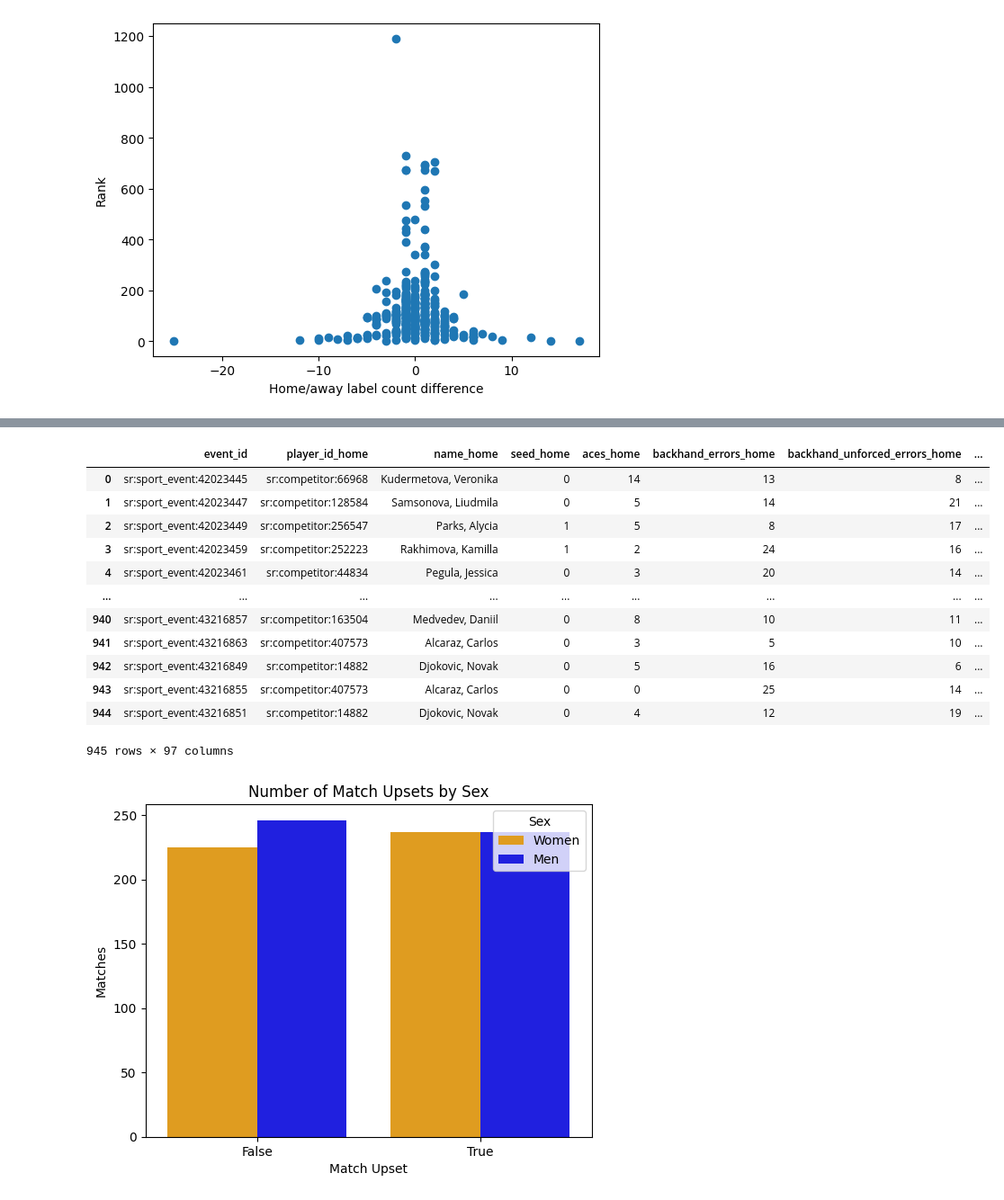
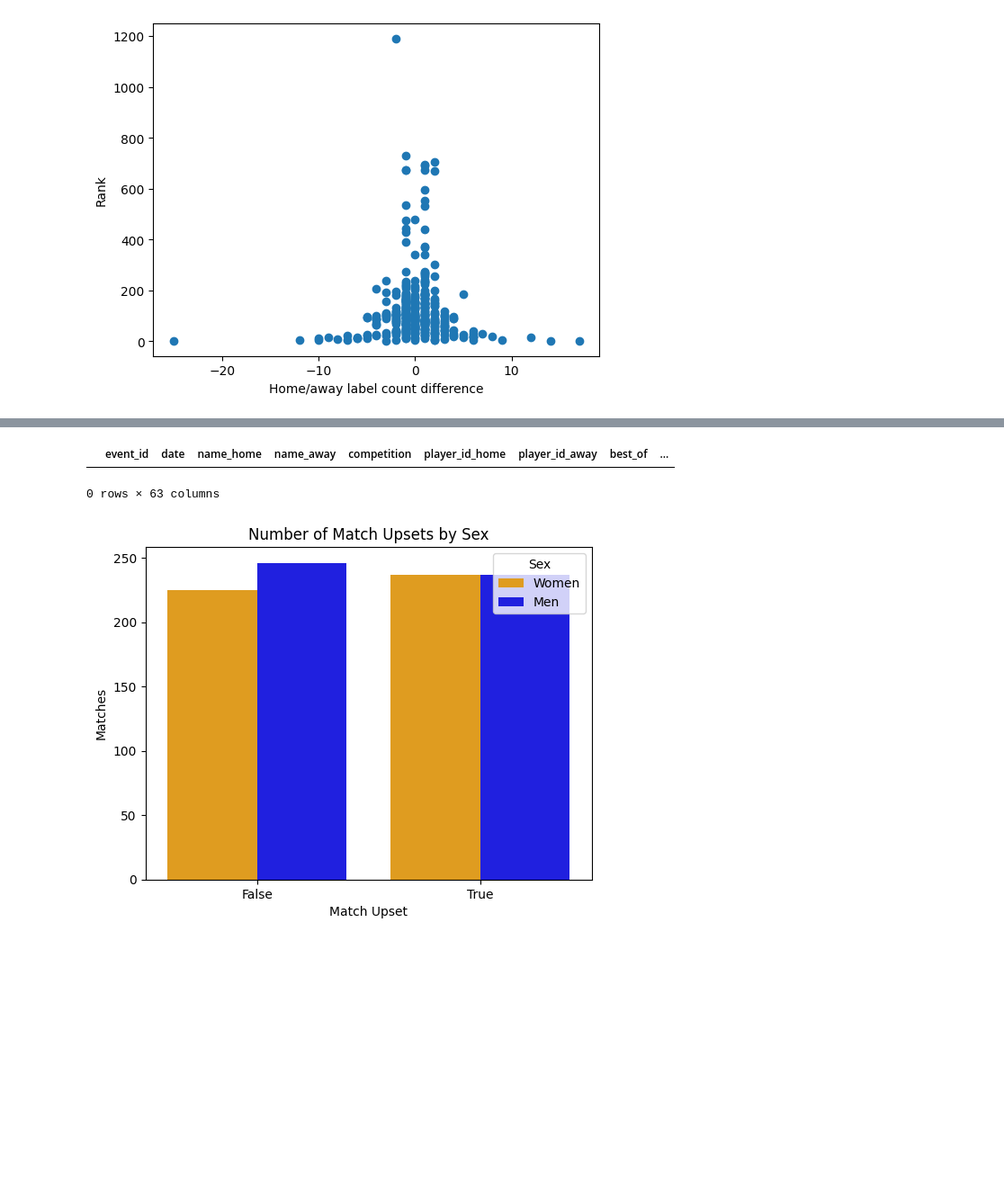
Before and after one commit to scharfsteina/mds-final, a Jupyter notebook: preprocessing/relabeling.ipynb, the cells around one changed output, grey strips where cells are left out. Shown at 90% size. Drawn from its saved outputs; the diff is of its cells as text; code cells hidden in the pictures; blank space fills up the shorter version.

```diff
--- a/preprocessing/relabeling.ipynb
+++ b/preprocessing/relabeling.ipynb
@@ -10,8 +10,12 @@ import os
 # %%
 os.chdir("/Users/avascharfstein/Desktop/Dartmouth/mds-final")
 # %%
-df = pd.read_csv("data/df_cleaned.csv")
-stats_df = pd.read_csv("data/df_progress.csv")
+df = pd.read_csv("data/df_cleaned.csv") # unnormalized data with proper context variables
+stats_df = pd.read_csv("data/df_engineered.csv") # normalized data
+with open('data/context_vars.pkl', 'rb') as f:
+    context_vars = pkl.load(f)
+# %%
+df = pd.merge(df[context_vars], stats_df, left_index=True, right_index=True)
 # %%
 with open('data/specific_stats.pkl', 'rb') as f:
     specific_stats = pkl.load(f)
@@ -114,22 +134,12 @@ print(swap_df)
 # %%
 #swap_df.loc[:,'rs_diff'] = swap_df.loc[:,'rs'+h]-swap_df.loc[:,'rs'+a]
-df[df['rs_diff']>0] = swap_df[swap_df['rs_diff']<0]
+df[df['rs_diff']>0] = swap_df
+df['rs_diff'] = df['rs'+h]-df['rs'+a] # update rs_diff
 # %%
-df[df['rs_diff']<0] # Now rs home - rs away will always be negative, home player is always a higher rank
+df[df['rs_diff']>0] # Now rs home - rs away will always be negative, home player is always a higher rank
 # %% [output]
-|  | event_id | player_id_home | name_home | seed_home | aces_home | backhand_errors_home | backhand_unforced_errors_home | ... |
-| 0 | sr:sport_event:42023445 | sr:competitor:66968 | Kudermetova, Veronika | 0 | 14 | 13 | 8 | ... |
-| 1 | sr:sport_event:42023447 | sr:competitor:128584 | Samsonova, Liudmila | 0 | 5 | 14 | 21 | ... |
-| 2 | sr:sport_event:42023449 | sr:competitor:256547 | Parks, Alycia | 1 | 5 | 8 | 17 | ... |
-| 3 | sr:sport_event:42023459 | sr:competitor:252223 | Rakhimova, Kamilla | 1 | 2 | 24 | 16 | ... |
-| 4 | sr:sport_event:42023461 | sr:competitor:44834 | Pegula, Jessica | 0 | 3 | 20 | 14 | ... |
-| ... | ... | ... | ... | ... | ... | ... | ... | ... |
-| 940 | sr:sport_event:43216857 | sr:competitor:163504 | Medvedev, Daniil | 0 | 8 | 10 | 11 | ... |
-| 941 | sr:sport_event:43216863 | sr:competitor:407573 | Alcaraz, Carlos | 0 | 3 | 5 | 10 | ... |
-| 942 | sr:sport_event:43216849 | sr:competitor:14882 | Djokovic, Novak | 0 | 5 | 16 | 6 | ... |
-| 943 | sr:sport_event:43216855 | sr:competitor:407573 | Alcaraz, Carlos | 0 | 0 | 25 | 14 | ... |
-| 944 | sr:sport_event:43216851 | sr:competitor:14882 | Djokovic, Novak | 0 | 4 | 12 | 19 | ... |
+|  | event_id | date | name_home | name_away | competition | player_id_home | player_id_away | best_of | ... |
-945 rows × 97 columns
+0 rows × 63 columns
 # %%
 df['upset'] = ~df['win'+h]
 # %%
```
Also changed, not shown: parts of 3 cells of this notebook, 4 other files.
